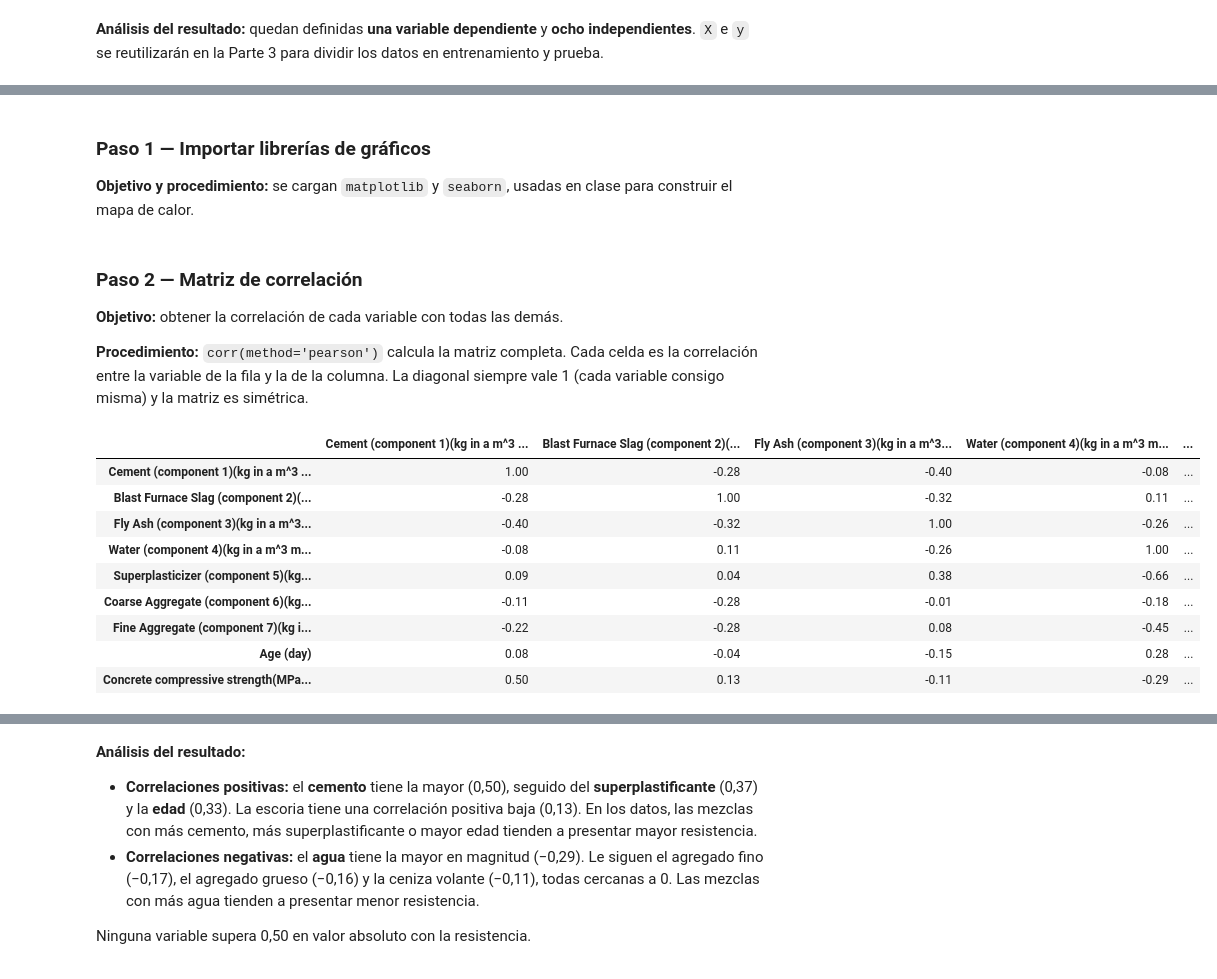
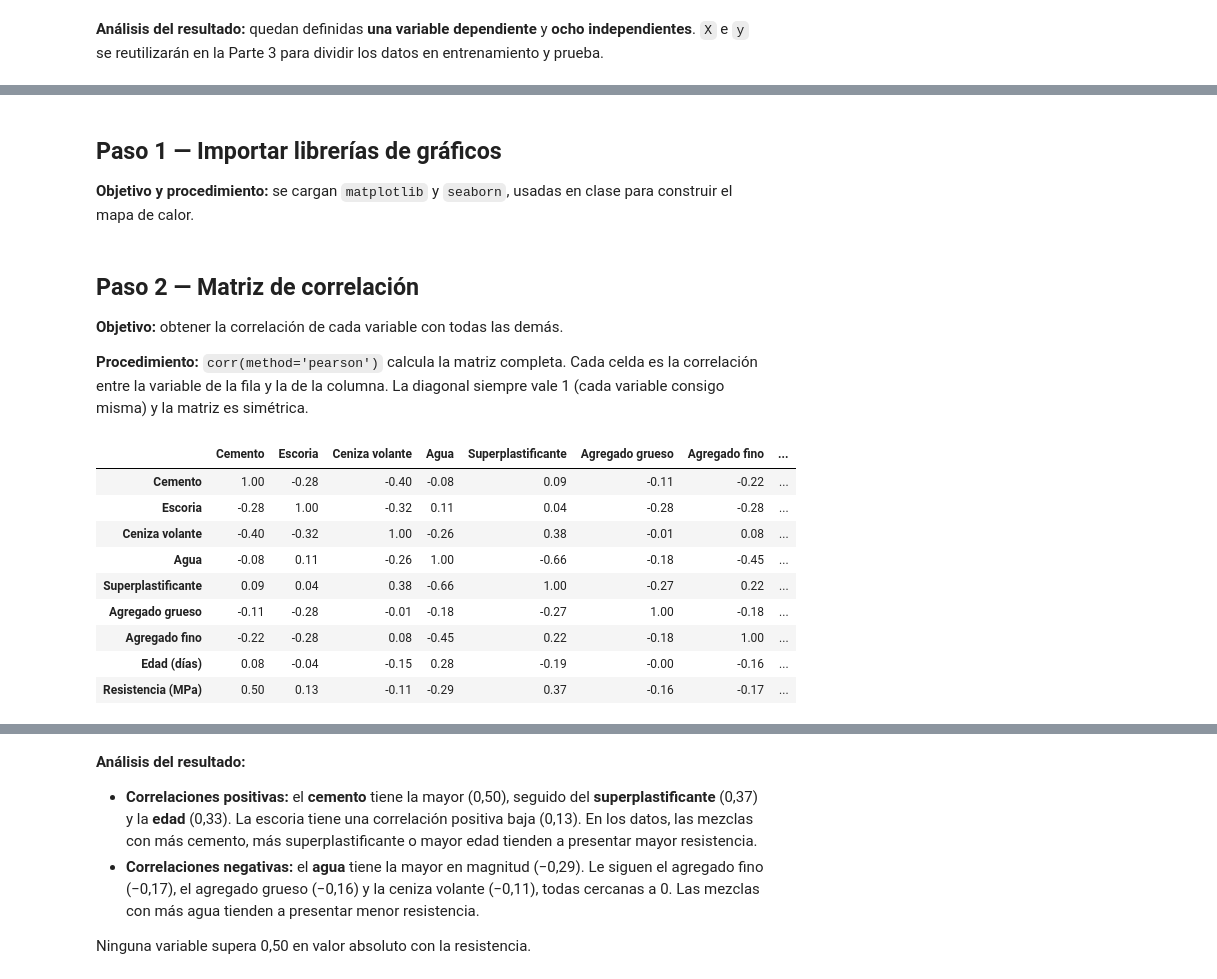
Before and after one commit to Soyli26/Regresion-Resistencia-Concreto, a Jupyter notebook: Tarea_Resistencia_Concreto.ipynb, the cells around one changed output, grey strips where cells are left out. Drawn from its saved outputs; the diff is of its cells as text; code cells hidden in the pictures.

```diff
--- a/Tarea_Resistencia_Concreto.ipynb
+++ b/Tarea_Resistencia_Concreto.ipynb
@@ -104,11 +112,18 @@ cinco primeras filas.
 # %%
 # =====================================================
-# PASO 2 — Carga del dataset y primeros registros
+# PARTE 1 — PASO 2: Carga del dataset y primeros registros
 # =====================================================
 
 # Los datos están en la hoja 'Sheet1'
 df = pd.read_excel(RUTA, sheet_name='Sheet1')
 
-# Primeras 5 filas
-df.head()
+# Nombres cortos en español, SOLO para mostrar tablas y gráficos.
+# Se emparejan con las columnas originales en el mismo orden.
+nombres_cortos = dict(zip(df.columns, [
+    'Cemento', 'Escoria', 'Ceniza volante', 'Agua', 'Superplastificante',
+    'Agregado grueso', 'Agregado fino', 'Edad (días)', 'Resistencia (MPa)'
+]))
+
+# Primeras 5 filas (se muestran con los nombres cortos; df no cambia)
+df.head().rename(columns=nombres_cortos)
 # %% [output]
@@ -380,7 +410,7 @@ otra**. Además, solo compara las variables de dos en dos.
 | 4 | Correlación con la resistencia | ¿Qué variables tienen mayor relación positiva y negativa con la resistencia? |
 | 5 | Correlación entre predictoras | ¿Hay variables independientes muy relacionadas entre sí? |
 # %% [markdown]
-### Paso 1 — Importar librerías de gráficos
+## Paso 1 — Importar librerías de gráficos
 
 **Objetivo y procedimiento:** se cargan `matplotlib` y `seaborn`, usadas en
 clase para construir el mapa de calor.
@@ -392,7 +422,7 @@ clase para construir el mapa de calor.
 import matplotlib.pyplot as plt
 import seaborn as sns
 # %% [markdown]
-### Paso 2 — Matriz de correlación
+## Paso 2 — Matriz de correlación
 
 **Objetivo:** obtener la correlación de cada variable con todas las demás.
 
@@ -402,22 +432,23 @@ diagonal siempre vale 1 (cada variable consigo misma) y la matriz es simétrica.
 # %%
 # =====================================================
 # PARTE 2 — PASO 2: Matriz de correlación
 # =====================================================
 
 # Pearson: relación lineal entre cada par de variables
 corr_matriz = df.corr(method='pearson')
 
-corr_matriz.round(2)
+# Se muestra con nombres cortos en filas y columnas (corr_matriz no cambia)
+corr_matriz.rename(index=nombres_cortos, columns=nombres_cortos).round(2)
 # %% [output]
-|  | Cement (component 1)(kg in a m^3 ... | Blast Furnace Slag (component 2)(... | Fly Ash (component 3)(kg in a m^3... | Water (component 4)(kg in a m^3 m... | ... |
-| Cement (component 1)(kg in a m^3 ... | 1.00 | -0.28 | -0.40 | -0.08 | ... |
-| Blast Furnace Slag (component 2)(... | -0.28 | 1.00 | -0.32 | 0.11 | ... |
-| Fly Ash (component 3)(kg in a m^3... | -0.40 | -0.32 | 1.00 | -0.26 | ... |
-| Water (component 4)(kg in a m^3 m... | -0.08 | 0.11 | -0.26 | 1.00 | ... |
-| Superplasticizer (component 5)(kg... | 0.09 | 0.04 | 0.38 | -0.66 | ... |
-| Coarse Aggregate (component 6)(kg... | -0.11 | -0.28 | -0.01 | -0.18 | ... |
-| Fine Aggregate (component 7)(kg i... | -0.22 | -0.28 | 0.08 | -0.45 | ... |
-| Age (day) | 0.08 | -0.04 | -0.15 | 0.28 | ... |
-| Concrete compressive strength(MPa... | 0.50 | 0.13 | -0.11 | -0.29 | ... |
+|  | Cemento | Escoria | Ceniza volante | Agua | Superplastificante | Agregado grueso | Agregado fino | ... |
+| Cemento | 1.00 | -0.28 | -0.40 | -0.08 | 0.09 | -0.11 | -0.22 | ... |
+| Escoria | -0.28 | 1.00 | -0.32 | 0.11 | 0.04 | -0.28 | -0.28 | ... |
+| Ceniza volante | -0.40 | -0.32 | 1.00 | -0.26 | 0.38 | -0.01 | 0.08 | ... |
+| Agua | -0.08 | 0.11 | -0.26 | 1.00 | -0.66 | -0.18 | -0.45 | ... |
+| Superplastificante | 0.09 | 0.04 | 0.38 | -0.66 | 1.00 | -0.27 | 0.22 | ... |
+| Agregado grueso | -0.11 | -0.28 | -0.01 | -0.18 | -0.27 | 1.00 | -0.18 | ... |
+| Agregado fino | -0.22 | -0.28 | 0.08 | -0.45 | 0.22 | -0.18 | 1.00 | ... |
+| Edad (días) | 0.08 | -0.04 | -0.15 | 0.28 | -0.19 | -0.00 | -0.16 | ... |
+| Resistencia (MPa) | 0.50 | 0.13 | -0.11 | -0.29 | 0.37 | -0.16 | -0.17 | ... |
 # %% [markdown]
 **Análisis del resultado:** la matriz tiene 9 × 9 valores, uno por cada par de
```
Also changed, not shown: parts of 52 cells of this notebook.
